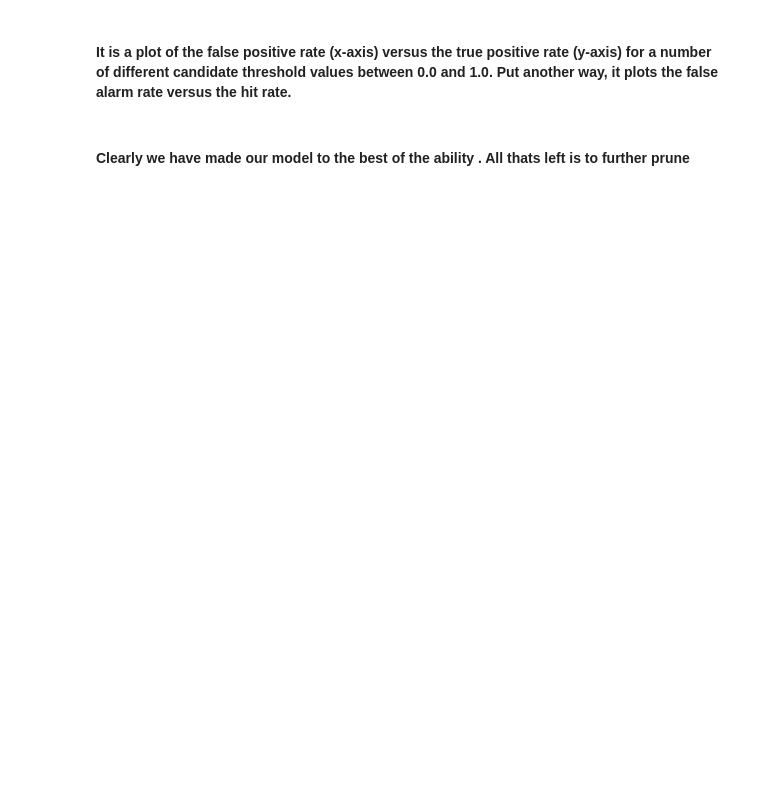
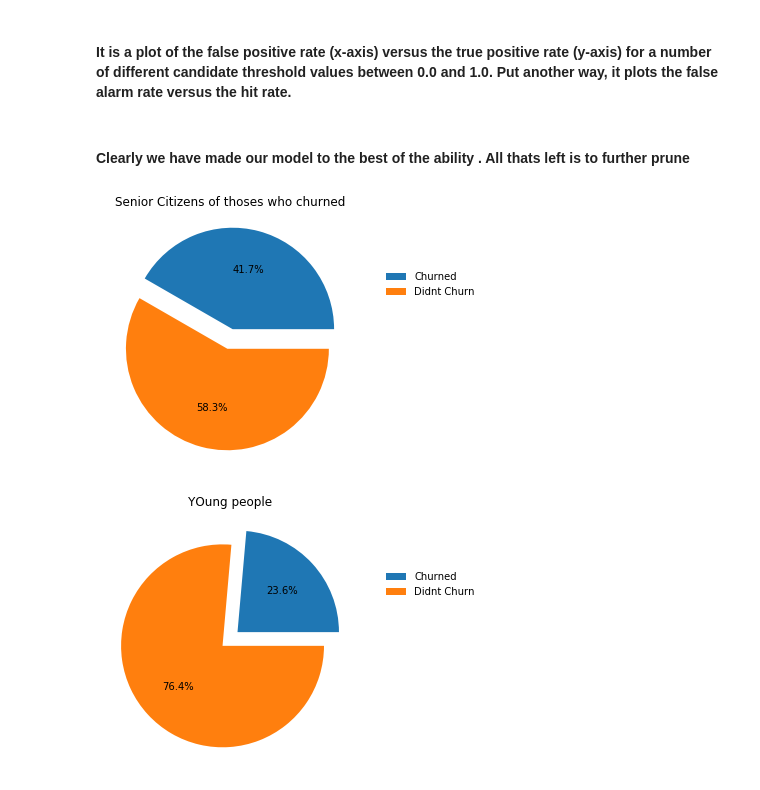
Before and after one commit to Nyiko-Ngwenya/Decision-Trees, a Jupyter notebook: Church Decision Trees.ipynb, the cells around one changed output. Cells and saved outputs as stored; diff of their text form; code cells hidden in the pictures; blank space fills up the shorter version.

```diff
--- a/Church Decision Trees.ipynb
+++ b/Church Decision Trees.ipynb
@@ -518,3 +529,28 @@ plt.show()
 #### It is a plot of the false positive rate (x-axis) versus the true positive rate (y-axis) for a number of different candidate threshold values between 0.0 and 1.0. Put another way, it plots the false alarm rate versus the hit rate.
 # %% [markdown]
 #### Clearly we have made our model to the best of the ability . All thats left is to further prune
+# %%
+old = data[data_clean['SeniorCitizen']==1]
+young = data_clean[data_clean['SeniorCitizen']==0]
+
+plt.figure(figsize=(10,10))
+plt.subplot(1, 2, 1)
+x = len(old[old.Churn_n  == 1])
+y = len(old[old.Churn_n  == 0])
+
+plt.title('Senior Citizens of thoses who churned')
+plt.pie([x ,y], explode=(0.1,0.1),autopct='%1.1f%%')
+plt.legend(['Churned', 'Didnt Churn'],frameon=False, bbox_to_anchor=(1.5,0.8))
+plt.show()
+
+plt.figure(figsize=(10,10))
+plt.subplot(1, 2, 2)
+x = len(young[young.Churn_n  == 1])
+y = len(young[young.Churn_n  == 0])
+plt.title('YOung people')
+plt.pie([x,y], explode=(0.1,0.1),autopct='%1.1f%%')
+plt.legend(['Churned', 'Didnt Churn'],frameon=False, bbox_to_anchor=(1.5,0.8))
+plt.show()
+# %% [output]
+[figure, added]
+[figure, added]
```
Also changed, not shown: parts of 24 cells of this notebook, 2 other files.
